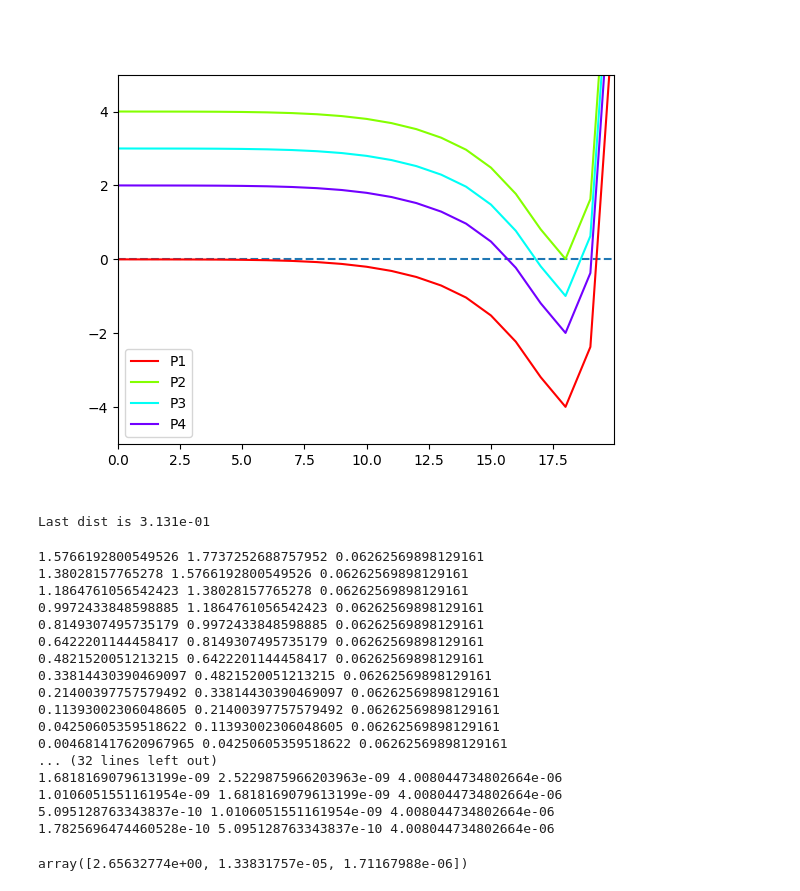
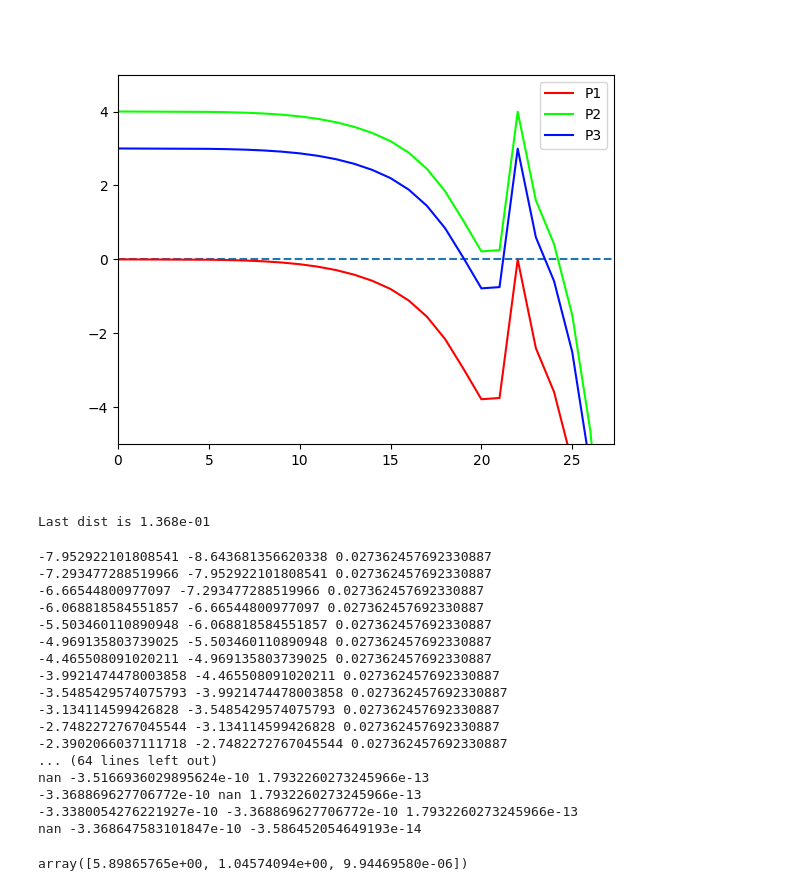
Before and after one commit to northstar-code/pendulibrary, a Jupyter notebook: scripts/bifurcate.ipynb, the cells around one changed output. Drawn from its saved outputs; the diff is of its cells as text; code cells hidden in the pictures.

```diff
--- a/scripts/bifurcate.ipynb
+++ b/scripts/bifurcate.ipynb
@@ -28,13 +28,13 @@ targ = single_fixed(0, x0s_in[0][0], 3, Lr, Mr, 1e-14)
 func = targ.g_dg_stm
 # %%
 %matplotlib ipympl
-fig = plot_nu_functions(eigs_in, 4)
+fig = plot_nu_functions(eigs_in, 3)
 plt.show()
 # %% [output]
-[figure, old version]
+[figure, new version]
 # %%
-im1 = 16
-im0 = 17
+im1 = 26
+im0 = 25
 
 Xm0 = targ.get_X(x0s_in[im0], periods_in[im0])
 Xm1 = targ.get_X(x0s_in[im1], periods_in[im1])
@@ -48,7 +48,7 @@ if np.dot(tangent, Xm0 - Xm1) / sprev < 0:
 sprev = np.linalg.norm(Xm0 - Xm1)
 print(f"Last dist is {sprev:.3e}")
 # %% [output]
-Last dist is 3.131e-01
+Last dist is 1.368e-01
 # %%
 X0 = find_bifurcation(
     Xm1,
@@ -56,38 +56,38 @@ X0 = find_bifurcation(
     tangent,
     sprev / 5,
     targ_tol=1e-13,
-    bisect_tol=1e-10,
-    period_mult=2,
+    bisect_tol=1e-13,
+    period_mult=1,
     debug=True,
     scale=5,
     seek_local_opt=True,
 )
 # %% [output]
-1.5766192800549526 1.7737252688757952 0.06262569898129161
-1.38028157765278 1.5766192800549526 0.06262569898129161
-1.1864761056542423 1.38028157765278 0.06262569898129161
-0.9972433848598885 1.1864761056542423 0.06262569898129161
-0.8149307495735179 0.9972433848598885 0.06262569898129161
-0.6422201144458417 0.8149307495735179 0.06262569898129161
-0.4821520051213215 0.6422201144458417 0.06262569898129161
-0.33814430390469097 0.4821520051213215 0.06262569898129161
-0.21400397757579492 0.33814430390469097 0.06262569898129161
-0.11393002306048605 0.21400397757579492 0.06262569898129161
-0.04250605359518622 0.11393002306048605 0.06262569898129161
-0.004681417620967965 0.04250605359518622 0.06262569898129161
-... (32 lines left out)
-1.6818169079613199e-09 2.5229875966203963e-09 4.008044734802664e-06
-1.0106051551161954e-09 1.6818169079613199e-09 4.008044734802664e-06
-5.095128763343837e-10 1.0106051551161954e-09 4.008044734802664e-06
-1.7825696474460528e-10 5.095128763343837e-10 4.008044734802664e-06
+-7.952922101808541 -8.643681356620338 0.027362457692330887
+-7.293477288519966 -7.952922101808541 0.027362457692330887
+-6.66544800977097 -7.293477288519966 0.027362457692330887
+-6.068818584551857 -6.66544800977097 0.027362457692330887
+-5.503460110890948 -6.068818584551857 0.027362457692330887
+-4.969135803739025 -5.503460110890948 0.027362457692330887
+-4.465508091020211 -4.969135803739025 0.027362457692330887
+-3.9921474478003858 -4.465508091020211 0.027362457692330887
+-3.5485429574075793 -3.9921474478003858 0.027362457692330887
+-3.134114599426828 -3.5485429574075793 0.027362457692330887
+-2.7482272767045544 -3.134114599426828 0.027362457692330887
+-2.3902066037111718 -2.7482272767045544 0.027362457692330887
+... (64 lines left out)
+nan -3.5166936029895624e-10 1.7932260273245966e-13
+-3.368869627706772e-10 nan 1.7932260273245966e-13
+-3.3380054276221927e-10 -3.368869627706772e-10 1.7932260273245966e-13
+nan -3.368647583101847e-10 -3.586452054649193e-14
 # %%
 X1 = X0.copy()
-X1[-1] *= 2
+X1[-1] *= 1
 g, dg, stm = func(X1)
 svd = np.linalg.svd(dg)
 tan = svd.Vh[-2]
 svd.S
 # %% [output]
-array([2.65632774e+00, 1.33831757e-05, 1.71167988e-06])
+array([5.89865765e+00, 1.04574094e+00, 9.94469580e-06])
 # %%
 cont_kwargs = dict(
```
Also changed, not shown: parts of 4 cells of this notebook, 8 other files.
